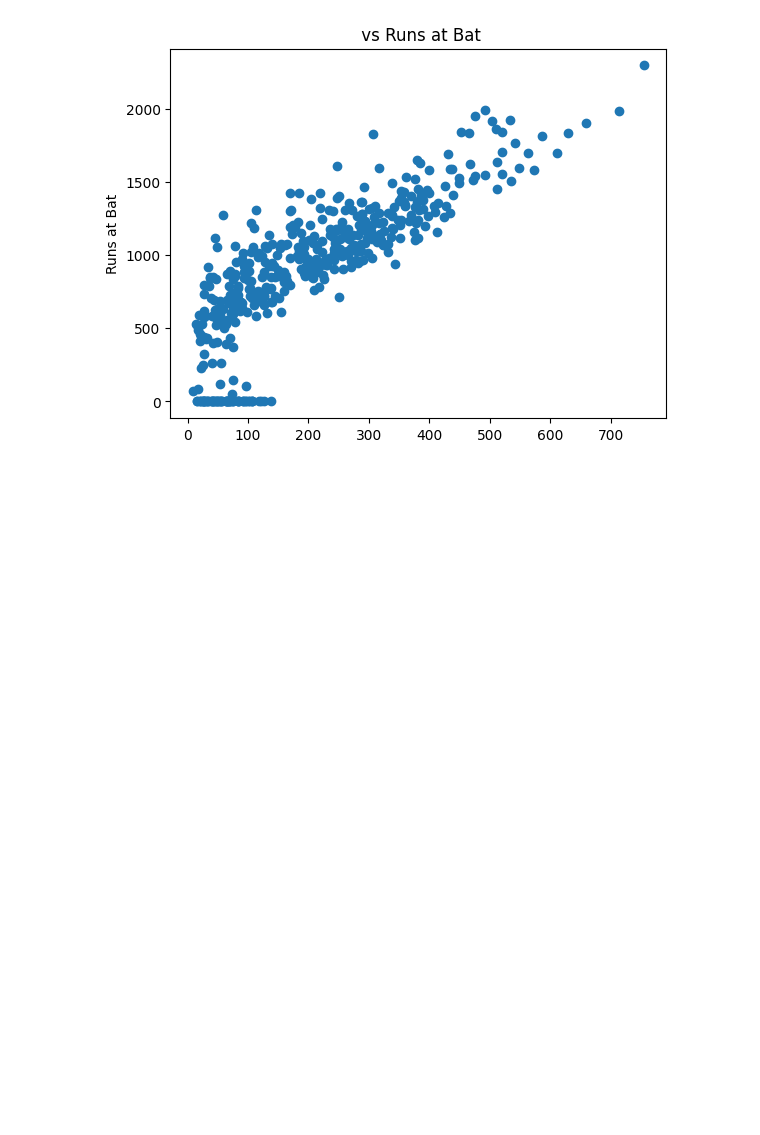
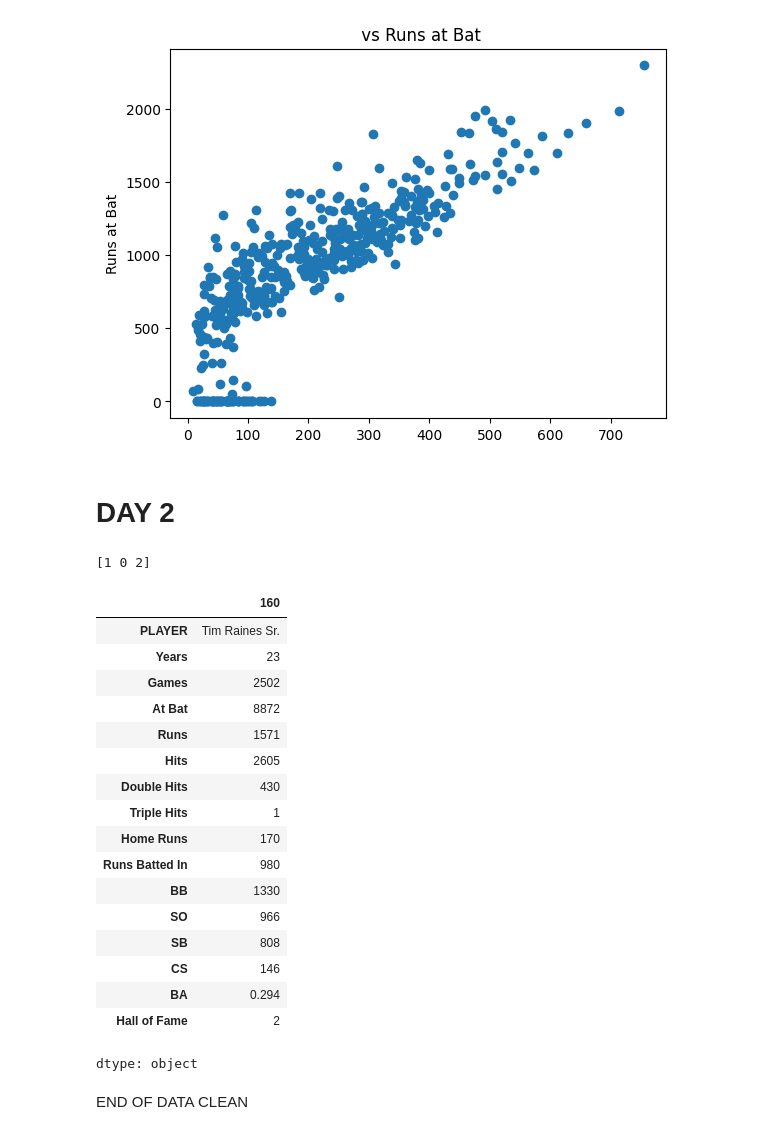
Before and after one commit to bbqbcnbrgr/REPO, a Jupyter notebook: Olivier_Bui_DSRP.ipynb, the cells around one changed output. Saved outputs shown, nothing was run; the diff lists cells and outputs as text; code cells hidden in the pictures; blank space fills up the shorter version.

Commit message:
Created using Colab: Clean Data Research Question

```diff
--- a/Olivier_Bui_DSRP.ipynb
+++ b/Olivier_Bui_DSRP.ipynb
@@ -94,3 +90,57 @@ plt.ylabel("Runs at Bat")
 plt.show()
 # %% [output]
 [figure]
+# %% [markdown]
+# DAY 2
+# %%
+#Rename columns
+baseball_df = baseball_df.rename(columns={"YRS": "Years"})
+baseball_df = baseball_df.rename(columns={"G": "Games"})
+baseball_df = baseball_df.rename(columns={"AB": "At Bat"})
+baseball_df = baseball_df.rename(columns={"R": "Runs"})
+baseball_df = baseball_df.rename(columns={"H": "Hits"})
+baseball_df = baseball_df.rename(columns={"2B": "Double Hits"})
+baseball_df = baseball_df.rename(columns={"3B": "Triple Hits"})
+baseball_df = baseball_df.rename(columns={"HR": "Home Runs"})
+baseball_df = baseball_df.rename(columns={"RBI": "Runs Batted In"})
+baseball_df = baseball_df.rename(columns={"HOF": "Hall of Fame"})
+# %%
+# Find null values
+
+#Find columns with missing values
+#print(baseball_df['Years'].unique())
+#print(baseball_df['Games'].unique())
+#print(baseball_df['At Bat'].unique())
+#print(baseball_df['Runs'].unique())
+#print(baseball_df['Hits'].unique())
+#print(baseball_df['Double Hits'].unique())
+#print(baseball_df['Triple Hits'].unique())
+#print(baseball_df['Home Runs'].unique())
+#print(baseball_df['Runs Batted In'].unique())
+print(baseball_df['Hall of Fame'].unique())
+# %% [output]
+[1 0 2]
+# %%
+
+#Find row with null values
+baseball_df.iloc[baseball_df[baseball_df['PLAYER'] == 'Lave Cross'].index[0]]
+baseball_df.iloc[baseball_df[baseball_df['Hall of Fame'] == 2].index[0]]
+# %% [output]
+|  | 160 |
+| PLAYER | Tim Raines Sr. |
+| Years | 23 |
+| Games | 2502 |
+| At Bat | 8872 |
+| Runs | 1571 |
+| Hits | 2605 |
+| Double Hits | 430 |
+| Triple Hits | 1 |
+| Home Runs | 170 |
+| Runs Batted In | 980 |
+| BB | 1330 |
+| SO | 966 |
+| SB | 808 |
+| CS | 146 |
+| BA | 0.294 |
+| Hall of Fame | 2 |
+dtype: object
@@ -96,0 +151,2 @@ plt.show()
+# %% [markdown]
+END OF DATA CLEAN
```
Also changed, not shown: parts of 6 cells of this notebook.
